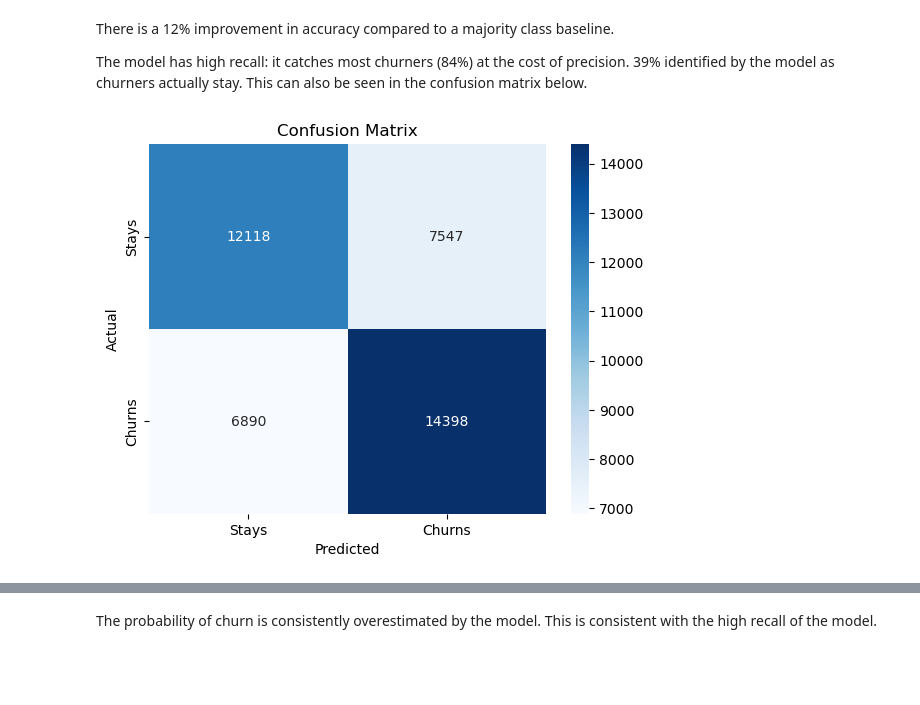
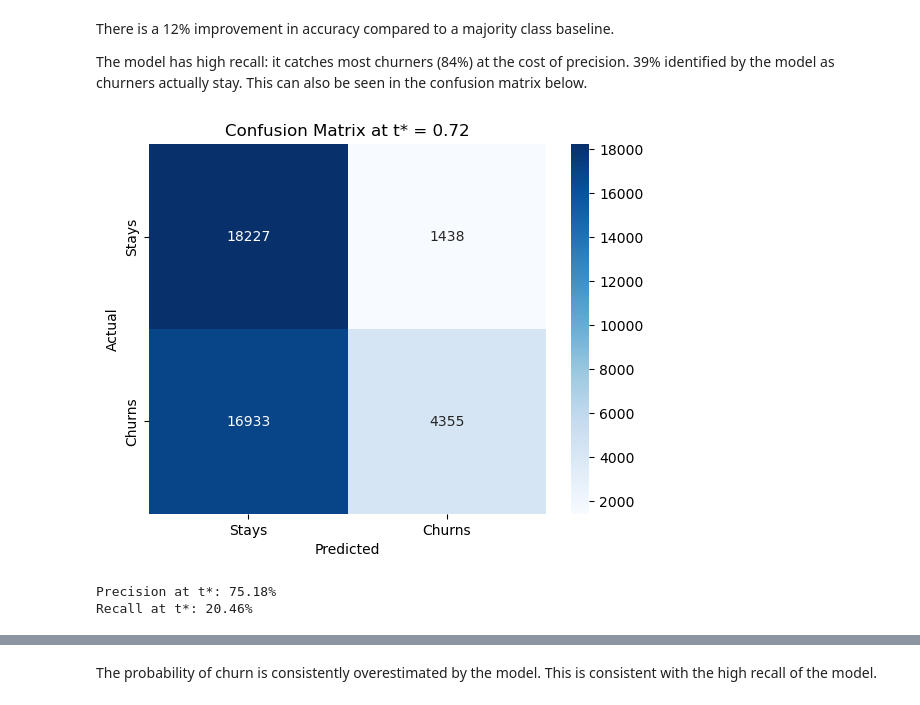
Before and after one commit to bnparris/Powerlifting-Membership-Churn-Model, a Jupyter notebook: notebooks/08_test.ipynb.ipynb, the cells around one changed output, grey strips where cells are left out. Cells and saved outputs as stored; diff of their text form; code cells hidden in the pictures; blank space fills up the shorter version.

Commit message:
pre-test

```diff
--- a/notebooks/08_test.ipynb.ipynb
+++ b/notebooks/08_test.ipynb.ipynb
@@ -76,13 +69,22 @@ There is a 12% improvement in accuracy compared to a majority class baseline.
 
 The model has high recall: it catches most churners (84%) at the cost of precision. 39% identified by the model as churners actually stay. This can also be seen in the confusion matrix below.
 # %%
-cm = confusion_matrix(test_y, preds)
+t_star = 0.72  # or import from config if you've stored it there
+
+preds_t_star = (probs > t_star).astype(int)
+
+cm = confusion_matrix(test_y, preds_t_star)
 sns.heatmap(cm, annot=True, fmt='d', cmap='Blues',
             xticklabels=['Stays', 'Churns'],
             yticklabels=['Stays', 'Churns'])
 plt.xlabel('Predicted')
 plt.ylabel('Actual')
-plt.title('Confusion Matrix')
+plt.title(f'Confusion Matrix at t* = {t_star}')
 plt.show()
+
+print(f'Precision at t*: {precision_score(test_y, preds_t_star):.2%}')
+print(f'Recall at t*: {recall_score(test_y, preds_t_star):.2%}')
 # %% [output]
-[figure, old version]
+[figure, new version]
+Precision at t*: 75.18%
+Recall at t*: 20.46%
```
Also changed, not shown: parts of 10 cells of this notebook, 3 other files.
